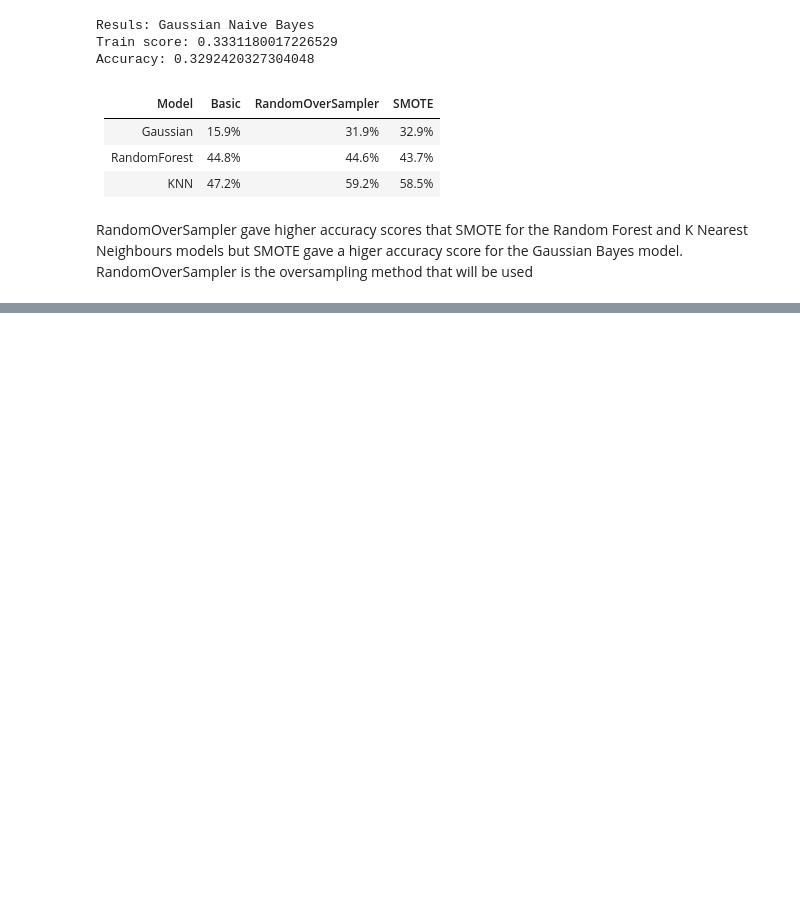
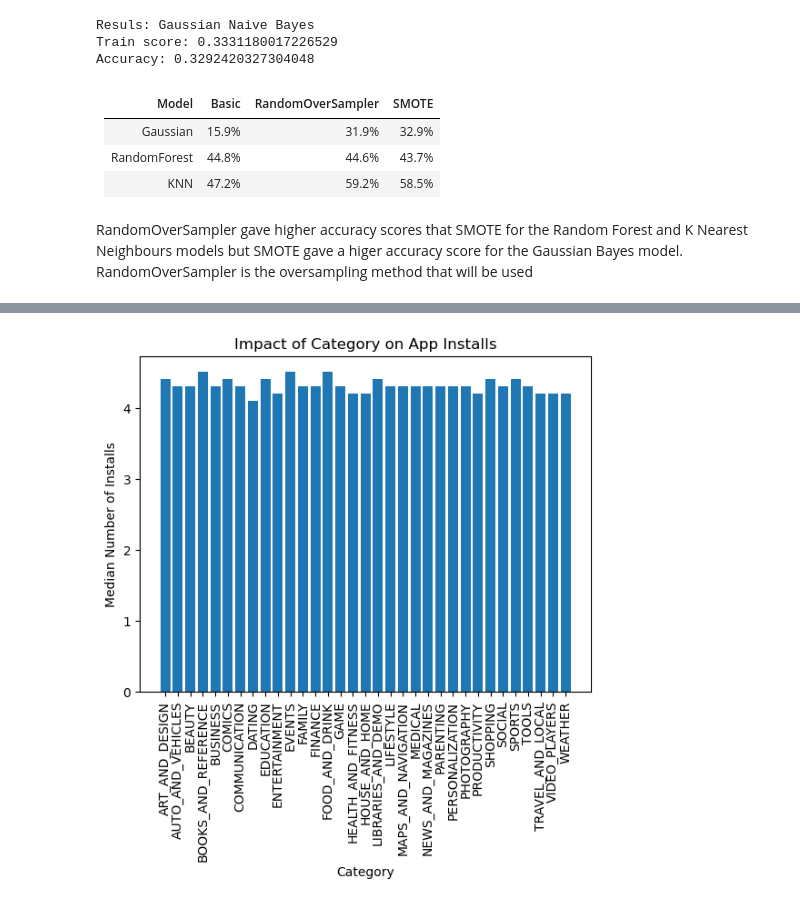
Before and after one commit to LYS312/TheAnalysts, a Jupyter notebook: TheAnalysts/TheAnalysts.ipynb, the cells around one changed output, grey strips where cells are left out. Cells and saved outputs as stored; diff of their text form; code cells hidden in the pictures; blank space fills up the shorter version.

```diff
--- a/TheAnalysts/TheAnalysts.ipynb
+++ b/TheAnalysts/TheAnalysts.ipynb
@@ -1206,0 +1275,26 @@ RandomOverSampler gave higher accuracy scores that SMOTE for the Random Forest a
+# %%
+independent_variable = 'Category'
+dependent_variable = 'Rating'
+category_values = df[independent_variable].unique()
+dependent_variable_values = []
+for category_value in category_values:
+    median_installs = df[df[independent_variable] == category_value][dependent_variable].median()
+    dependent_variable_values.append(median_installs)
+
+plt.bar(category_values, dependent_variable_values)
+plt.xlabel('Category')
+plt.ylabel('Median Number of Installs')
+plt.title('Impact of Category on App Installs')
+
+# Rotate x-axis labels for better readability
+plt.gca().set_xticklabels(category_counts.index, rotation=90)
+plt.gca().set_xticklabels(['ART_AND_DESIGN', 'AUTO_AND_VEHICLES', 'BEAUTY', 'BOOKS_AND_REFERENCE', 'BUSINESS', 'COMICS',
+                         'COMMUNICATION', 'DATING', 'EDUCATION', 'ENTERTAINMENT', 'EVENTS', 'FAMILY',
+                         'FINANCE', 'FOOD_AND_DRINK', 'GAME', 'HEALTH_AND_FITNESS', 'HOUSE_AND_HOME', 'LIBRARIES_AND_DEMO',
+                         'LIFESTYLE', 'MAPS_AND_NAVIGATION', 'MEDICAL', 'NEWS_AND_MAGAZINES', 'PARENTING', 'PERSONALIZATION',
+                         'PHOTOGRAPHY', 'PRODUCTIVITY', 'SHOPPING', 'SOCIAL', 'SPORTS', 'TOOLS',
+                         'TRAVEL_AND_LOCAL', 'VIDEO_PLAYERS', 'WEATHER'])
+
+plt.show()
+# %% [output]
+[figure, added]
```
Also changed, not shown: parts of 11 cells of this notebook.
